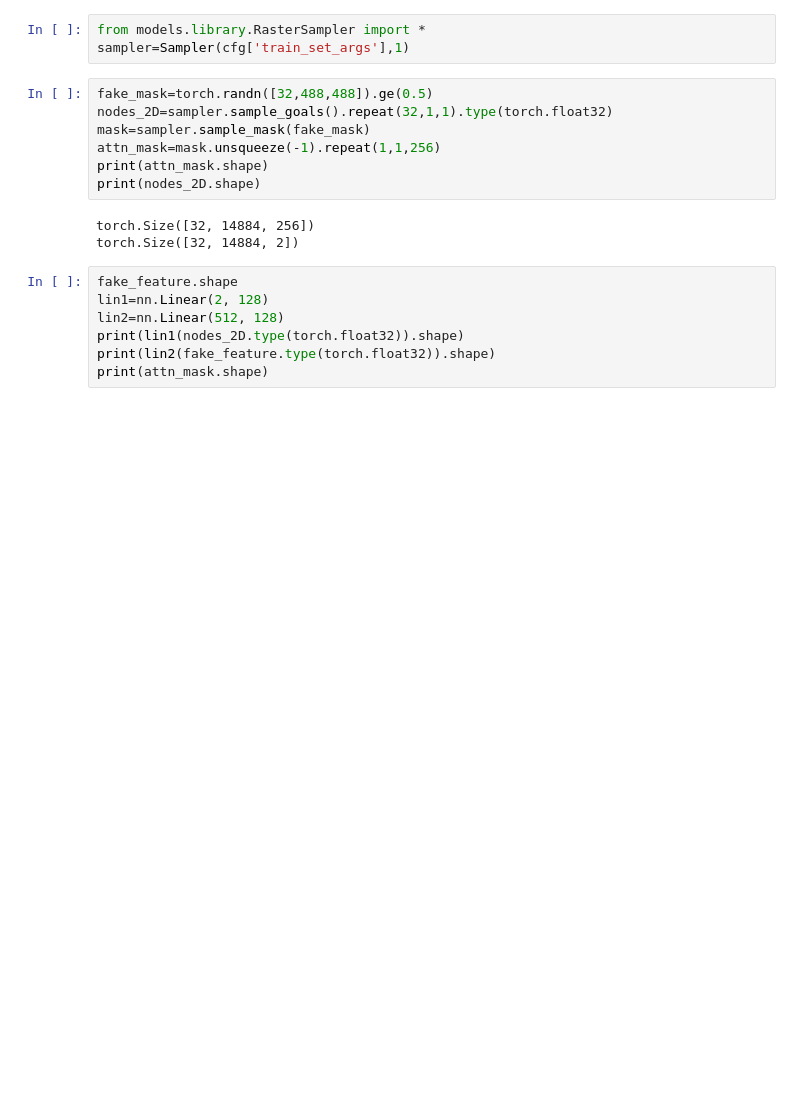
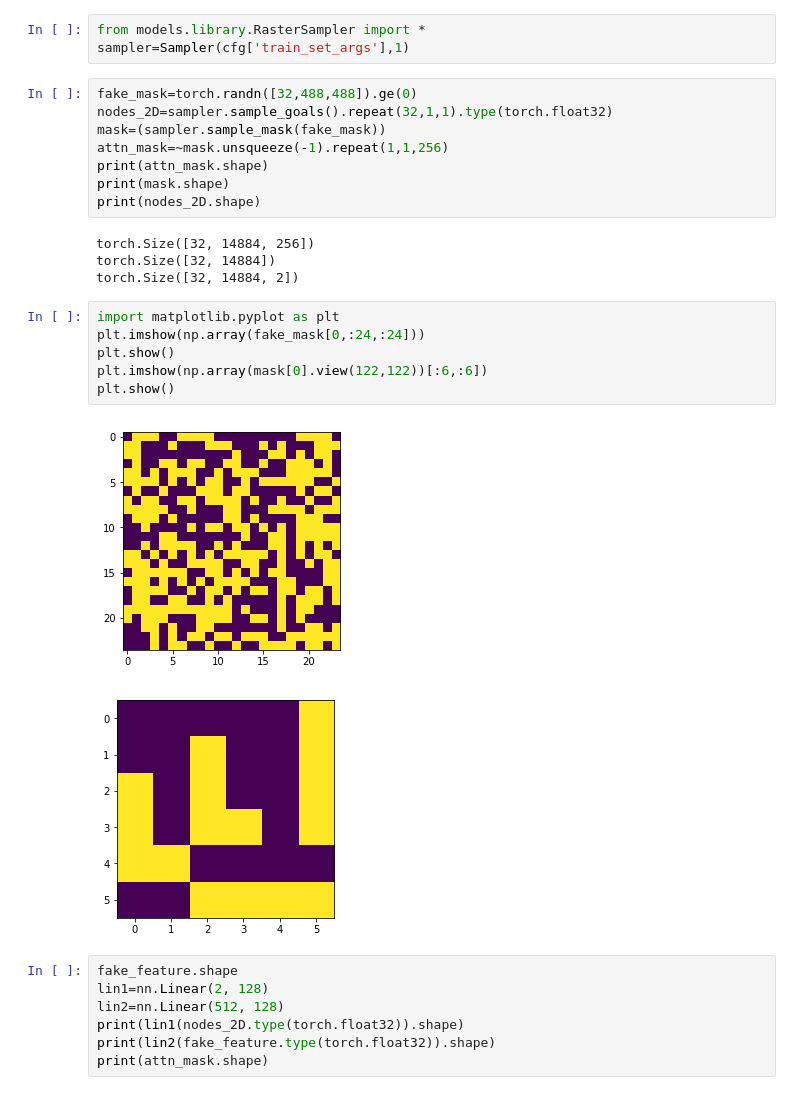
Before and after one commit to tudelft-iv-students/offline-tracking-with-object-permanence, a Jupyter notebook: test.ipynb, the cells around one changed output. Cells and saved outputs as stored; diff of their text form; blank space fills up the shorter version.

```diff
--- a/test.ipynb
+++ b/test.ipynb
@@ -348,15 +348,26 @@ torch.Size([32, 10000, 100, 100])
 from models.library.RasterSampler import *
 sampler=Sampler(cfg['train_set_args'],1)
 # %%
-fake_mask=torch.randn([32,488,488]).ge(0.5)
+fake_mask=torch.randn([32,488,488]).ge(0)
 nodes_2D=sampler.sample_goals().repeat(32,1,1).type(torch.float32)
-mask=sampler.sample_mask(fake_mask)
-attn_mask=mask.unsqueeze(-1).repeat(1,1,256)
+mask=(sampler.sample_mask(fake_mask))
+attn_mask=~mask.unsqueeze(-1).repeat(1,1,256)
 print(attn_mask.shape)
+print(mask.shape)
 print(nodes_2D.shape)
 # %% [output]
 torch.Size([32, 14884, 256])
+torch.Size([32, 14884])
 torch.Size([32, 14884, 2])
+# %%
+import matplotlib.pyplot as plt
+plt.imshow(np.array(fake_mask[0,:24,:24]))
+plt.show()
+plt.imshow(np.array(mask[0].view(122,122))[:6,:6])
+plt.show()
+# %% [output]
+[figure, added]
+[figure, added]
 # %%
 fake_feature.shape
 lin1=nn.Linear(2, 128)
```
